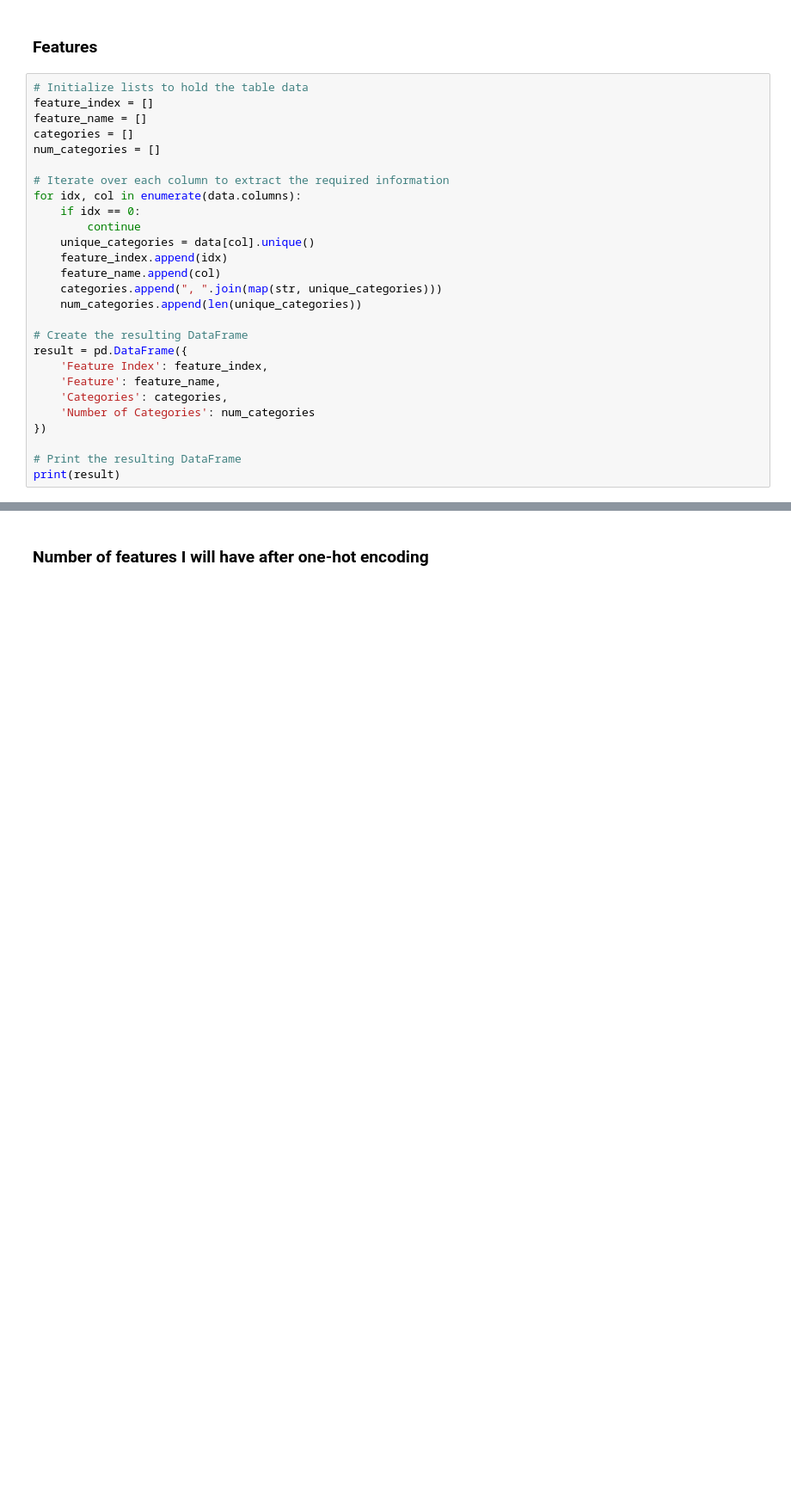
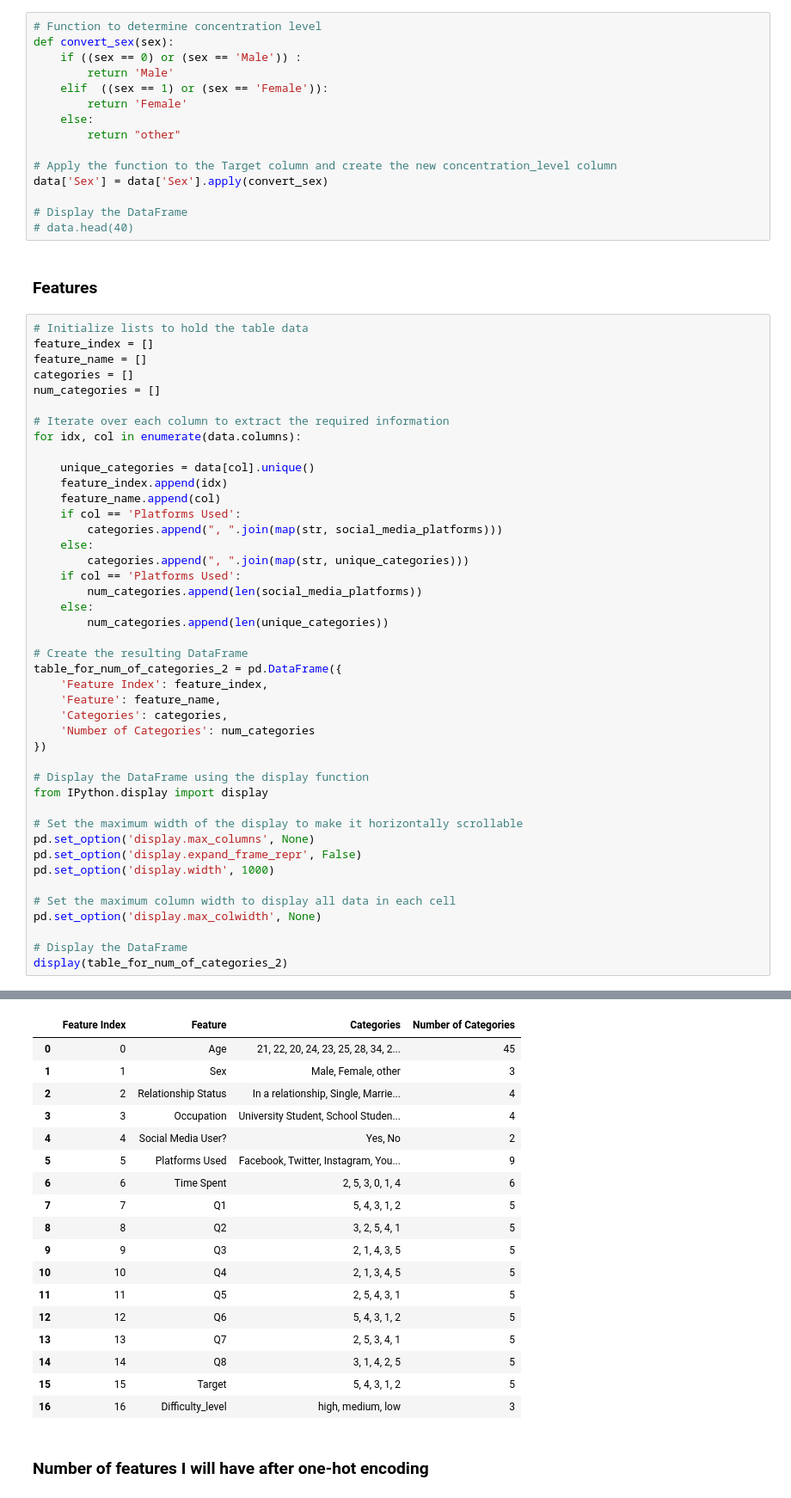
Before and after one commit to cepdnaclk/e19-co544-Concentration-Difficulty-Prediction-Model, a Jupyter notebook: random_forest.ipynb, the cells around one changed output, grey strips where cells are left out. Shown at 86% size. Saved outputs shown, nothing was run; the diff lists cells and outputs as text; blank space fills up the shorter version.

```diff
--- a/random_forest.ipynb
+++ b/random_forest.ipynb
@@ -584,3 +631,18 @@ Number of social media platforms = 16
+# %%
+# Function to determine concentration level
+def convert_sex(sex):
+    if ((sex == 0) or (sex == 'Male')) :
+        return 'Male'
+    elif  ((sex == 1) or (sex == 'Female')):
+        return 'Female'
+    else:
+        return "other"
+
+# Apply the function to the Target column and create the new concentration_level column
+data['Sex'] = data['Sex'].apply(convert_sex)
+
+# Display the DataFrame
+# data.head(40)
 # %% [markdown]
 ### Features
 # %%
@@ -592,22 +654,38 @@ num_categories = []
 
 # Iterate over each column to extract the required information
 for idx, col in enumerate(data.columns):
-    if idx == 0:
-        continue
+
     unique_categories = data[col].unique()
     feature_index.append(idx)
     feature_name.append(col)
-    categories.append(", ".join(map(str, unique_categories)))
-    num_categories.append(len(unique_categories))
+    if col == 'Platforms Used':
+        categories.append(", ".join(map(str, social_media_platforms)))
+    else:
+        categories.append(", ".join(map(str, unique_categories)))
+    if col == 'Platforms Used':
+        num_categories.append(len(social_media_platforms))
+    else:
+        num_categories.append(len(unique_categories))
 
 # Create the resulting DataFrame
-result = pd.DataFrame({
+table_for_num_of_categories_2 = pd.DataFrame({
     'Feature Index': feature_index,
     'Feature': feature_name,
     'Categories': categories,
     'Number of Categories': num_categories
 })
 
-# Print the resulting DataFrame
-print(result)
+# Display the DataFrame using the display function
+from IPython.display import display
+
+# Set the maximum width of the display to make it horizontally scrollable
+pd.set_option('display.max_columns', None)
+pd.set_option('display.expand_frame_repr', False)
+pd.set_option('display.width', 1000)
+
+# Set the maximum column width to display all data in each cell
+pd.set_option('display.max_colwidth', None)
+
+# Display the DataFrame
+display(table_for_num_of_categories_2)
 # %% [output]
@@ -631,2 +692,20 @@ print(result)
+|  | Feature Index | Feature | Categories | Number of Categories |
+| 0 | 0 | Age | 21, 22, 20, 24, 23, 25, 28, 34, 2... | 45 |
+| 1 | 1 | Sex | Male, Female, other | 3 |
+| 2 | 2 | Relationship Status | In a relationship, Single, Marrie... | 4 |
+| 3 | 3 | Occupation | University Student, School Studen... | 4 |
+| 4 | 4 | Social Media User? | Yes, No | 2 |
+| 5 | 5 | Platforms Used | Facebook, Twitter, Instagram, You... | 9 |
+| 6 | 6 | Time Spent | 2, 5, 3, 0, 1, 4 | 6 |
+| 7 | 7 | Q1 | 5, 4, 3, 1, 2 | 5 |
+| 8 | 8 | Q2 | 3, 2, 5, 4, 1 | 5 |
+| 9 | 9 | Q3 | 2, 1, 4, 3, 5 | 5 |
+| 10 | 10 | Q4 | 2, 1, 3, 4, 5 | 5 |
+| 11 | 11 | Q5 | 2, 5, 4, 3, 1 | 5 |
+| 12 | 12 | Q6 | 5, 4, 3, 1, 2 | 5 |
+| 13 | 13 | Q7 | 2, 5, 3, 4, 1 | 5 |
+| 14 | 14 | Q8 | 3, 1, 4, 2, 5 | 5 |
+| 15 | 15 | Target | 5, 4, 3, 1, 2 | 5 |
+| 16 | 16 | Difficulty_level | high, medium, low | 3 |
 # %% [markdown]
 ### Number of features I will have after one-hot encoding
```
Also changed, not shown: parts of 13 cells of this notebook.
